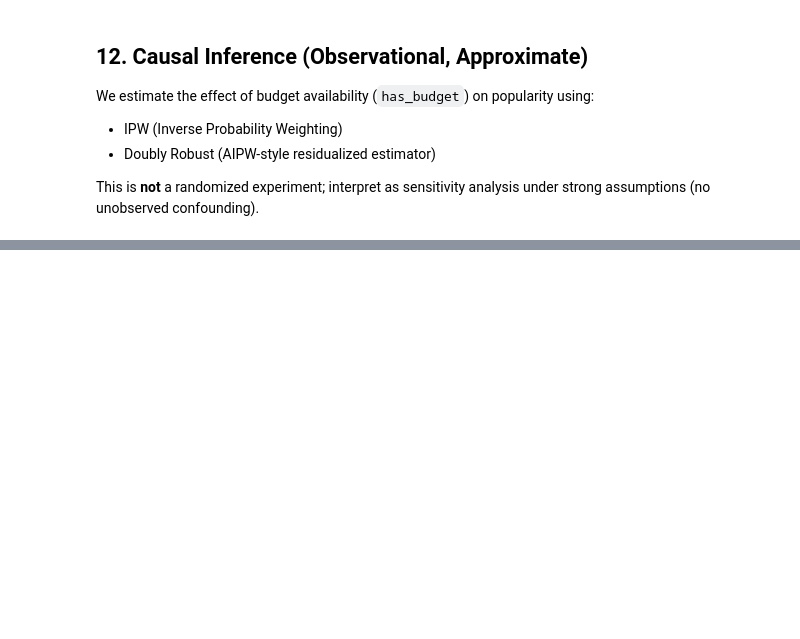
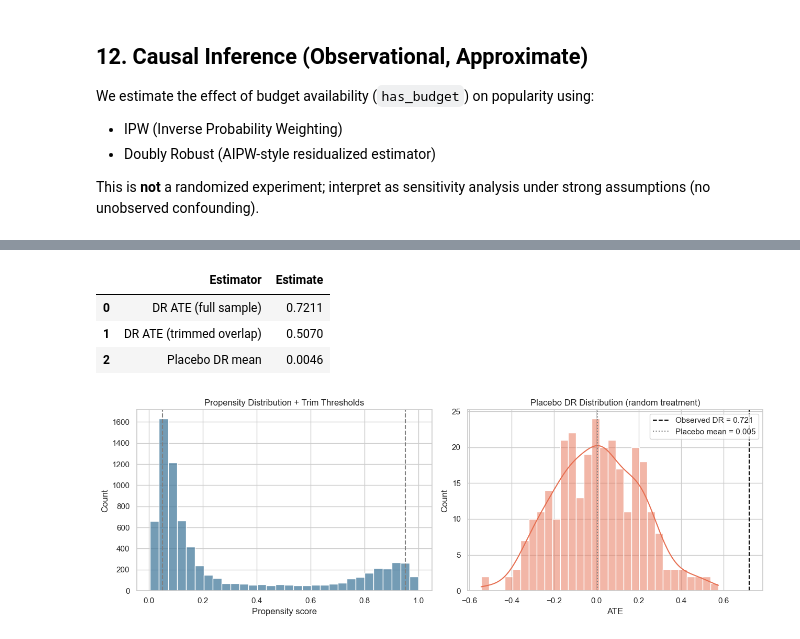
Before and after one commit to lauramanzanos23/INSY_674_FinalProject, a Jupyter notebook: models/PopularityModelComparison.ipynb, the cells around one changed output, grey strips where cells are left out. Drawn from its saved outputs; the diff is of its cells as text; code cells hidden in the pictures; blank space fills up the shorter version.

Commit message:
MODELING AND UI UPDATES

```diff
--- a/models/PopularityModelComparison.ipynb
+++ b/models/PopularityModelComparison.ipynb
@@ -835,0 +967,73 @@ Passing `palette` without assigning `hue` is deprecated and will be removed in v
+# %%
+# Reuse treatment setup from Section 12
+if 'has_budget' not in X_train.columns:
+    print('Causal robustness skipped: has_budget not in training features.')
+else:
+    from sklearn.linear_model import LogisticRegression, LinearRegression
+
+    cdf = X_train.copy().assign(popularity=y_train.values)
+    T = cdf['has_budget'].astype(int).values
+    Y = cdf['popularity'].values
+    conf_cols = [c for c in cdf.columns if c not in {'has_budget', 'budget_missing_flag', 'log_budget', 'popularity'}]
+    Xc = cdf[conf_cols]
+
+    p_model = LogisticRegression(max_iter=2000)
+    p_model.fit(Xc, T)
+    ps = np.clip(p_model.predict_proba(Xc)[:, 1], 1e-3, 1 - 1e-3)
+
+    y1_model = LinearRegression().fit(Xc[T == 1], Y[T == 1])
+    y0_model = LinearRegression().fit(Xc[T == 0], Y[T == 0])
+    mu1 = y1_model.predict(Xc)
+    mu0 = y0_model.predict(Xc)
+
+    dr_scores = (mu1 - mu0) + T * (Y - mu1) / ps - (1 - T) * (Y - mu0) / (1 - ps)
+    dr_ate_full = dr_scores.mean()
+
+    # Overlap trimming
+    keep = (ps >= 0.05) & (ps <= 0.95)
+    dr_scores_trim = dr_scores[keep]
+    dr_ate_trim = dr_scores_trim.mean() if keep.sum() > 0 else np.nan
+
+    # Placebo test: random treatment labels should produce near-zero ATE
+    rng = np.random.default_rng(42)
+    B = 300
+    placebo = []
+    for _ in range(B):
+        T_perm = rng.permutation(T)
+        p_perm = LogisticRegression(max_iter=2000).fit(Xc, T_perm)
+        ps_perm = np.clip(p_perm.predict_proba(Xc)[:, 1], 1e-3, 1 - 1e-3)
+
+        y1_perm = LinearRegression().fit(Xc[T_perm == 1], Y[T_perm == 1])
+        y0_perm = LinearRegression().fit(Xc[T_perm == 0], Y[T_perm == 0])
+        mu1_perm = y1_perm.predict(Xc)
+        mu0_perm = y0_perm.predict(Xc)
+
+        dr_perm = (mu1_perm - mu0_perm) + T_perm * (Y - mu1_perm) / ps_perm - (1 - T_perm) * (Y - mu0_perm) / (1 - ps_perm)
+        placebo.append(dr_perm.mean())
+
+    placebo = np.array(placebo)
+
+    robust_df = pd.DataFrame({
+        'Estimator': ['DR ATE (full sample)', 'DR ATE (trimmed overlap)', 'Placebo DR mean'],
+        'Estimate': [dr_ate_full, dr_ate_trim, placebo.mean()],
+    })
+    display(robust_df.style.format({'Estimate':'{:.4f}'}))
+
+    fig, axes = plt.subplots(1, 2, figsize=(13, 4.5))
+
+    sns.histplot(ps, bins=30, color='#457b9d', ax=axes[0])
+    axes[0].axvline(0.05, color='gray', linestyle='--')
+    axes[0].axvline(0.95, color='gray', linestyle='--')
+    axes[0].set_title('Propensity Distribution + Trim Thresholds')
+    axes[0].set_xlabel('Propensity score')
+
+    sns.histplot(placebo, bins=30, kde=True, color='#e76f51', ax=axes[1])
+    axes[1].axvline(dr_ate_full, color='black', linestyle='--', label=f'Observed DR = {dr_ate_full:.3f}')
+    axes[1].axvline(placebo.mean(), color='gray', linestyle=':', label=f'Placebo mean = {placebo.mean():.3f}')
+    axes[1].set_title('Placebo DR Distribution (random treatment)')
+    axes[1].set_xlabel('ATE')
+    axes[1].legend()
+
+    plt.tight_layout()
+    plt.show()
+# %% [output]
@@ -835,0 +1057,5 @@ Passing `palette` without assigning `hue` is deprecated and will be removed in v
+|  | Estimator | Estimate |
+| 0 | DR ATE (full sample) | 0.7211 |
+| 1 | DR ATE (trimmed overlap) | 0.5070 |
+| 2 | Placebo DR mean | 0.0046 |
+[figure, added]
```
Also changed, not shown: parts of 12 cells of this notebook, 14 other files.
